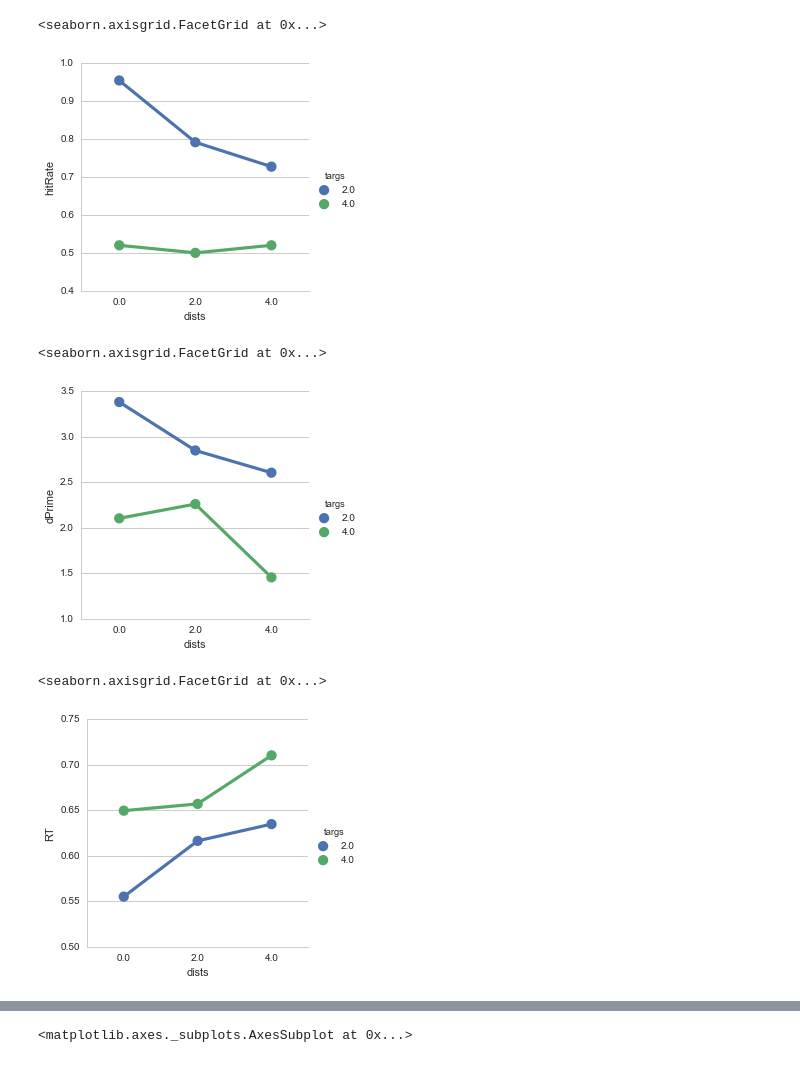
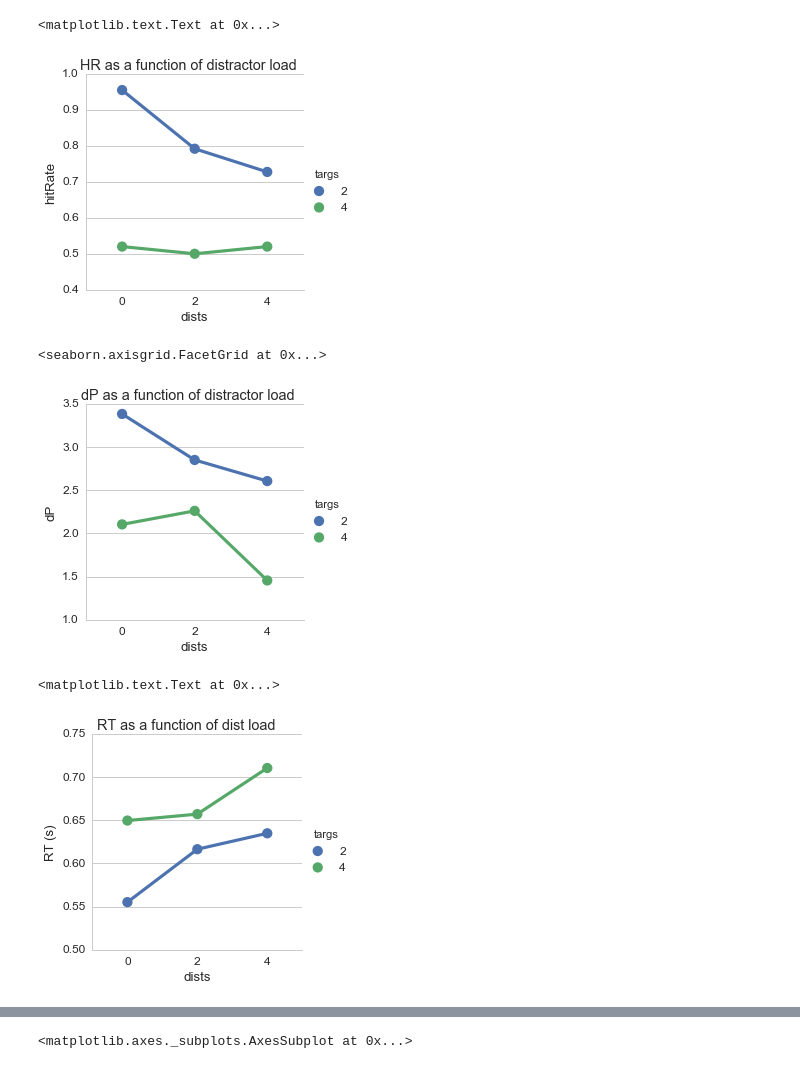
Before and after one commit to alexgonzl/tacs_vmw_alpha, a Jupyter notebook: dataVisualization.ipynb, the cells around one changed output, grey strips where cells are left out. Drawn from its saved outputs; the diff is of its cells as text; code cells hidden in the pictures.

Commit message:
Modified histograms and general chart styles

```diff
--- a/dataVisualization.ipynb
+++ b/dataVisualization.ipynb
@@ -1,8 +1,10 @@
 # %%
 %matplotlib inline
 # %%
+import sys
+sys.dont_write_bytecode = True
 import seaborn as sns
-sns.set(style="whitegrid", color_codes=True)
+sns.set(style="whitegrid", color_codes=True, font_scale=1.2)
 from ggplot import *
 from dataMethods import *
 import pandas as pd
@@ -38,8 +43,8 @@ for sheet in dataSheets:
     dpVals = dprime(sheet)
     for key in conds:
         row = pd.Series([kVals[key],hitRates[key],faRates[key],rtRates[key],dpVals[key]],name=dataIndeces[i], index=dataColumns)
-        row['targs'] = conds[key][0]
-        row['dists'] = conds[key][1]
+        row['targs'] = str(conds[key][0])
+        row['dists'] = str(conds[key][1])
         data = data.append(row)
         i += 1
 # %%
@@ -50,18 +56,23 @@ sns.factorplot(data=data,x='dists',y='K',hue='targs')
 # %%
-sns.factorplot(data=data,x='dists',y='hitRate',hue='targs')
+hitGraph = sns.factorplot(data=data,x='dists',y='hitRate',hue='targs')
+hitGraph.fig.suptitle('HR as a function of distractor load')
 # %% [output]
-<seaborn.axisgrid.FacetGrid at 0x...>
+<matplotlib.text.Text at 0x...>
-[figure, old version]
+[figure, new version]
 # %%
-sns.factorplot(data=data,x='dists',y='dPrime',hue='targs')
+dprimeGraph = sns.factorplot(data=data,x='dists',y='dPrime',hue='targs')
+dprimeGraph.fig.suptitle('dP as a function of distractor load')
+dprimeGraph.set_axis_labels('dists', 'dP')
 # %% [output]
 <seaborn.axisgrid.FacetGrid at 0x...>
-[figure, old version]
+[figure, new version]
 # %%
-sns.factorplot(data=data,x='dists',y='RT',hue='targs')
+rtGraph = sns.factorplot(data=data,x='dists',y='RT',hue='targs')
+rtGraph.set_axis_labels('dists', 'RT (s)')
+rtGraph.fig.suptitle('RT as a function of dist load')
 # %% [output]
-<seaborn.axisgrid.FacetGrid at 0x...>
+<matplotlib.text.Text at 0x...>
-[figure, old version]
+[figure, new version]
 # %%
 hemDataIndeces = []
 for run in testRuns:
```
Also changed, not shown: parts of 5 cells of this notebook, 3 other files.
